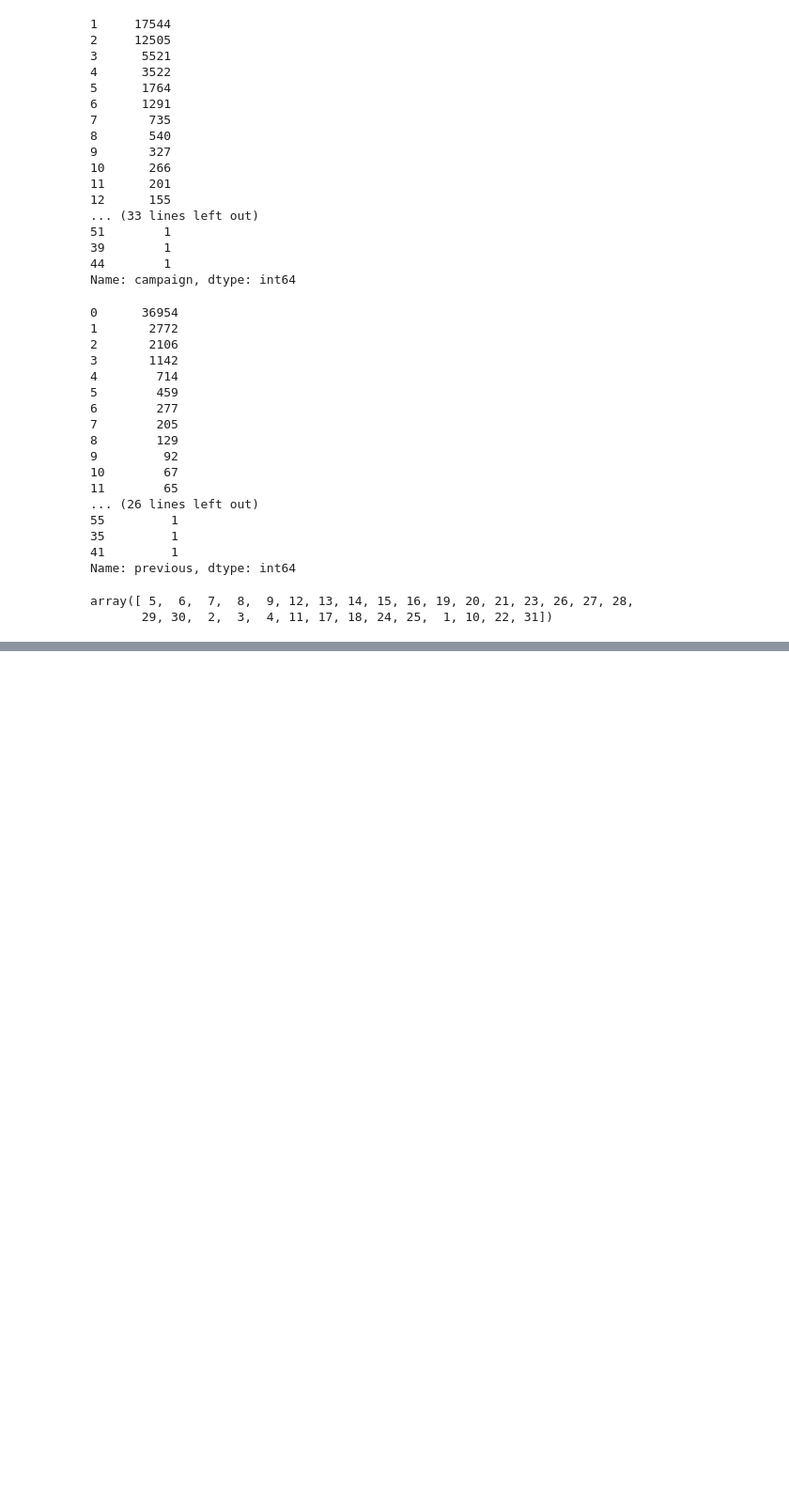
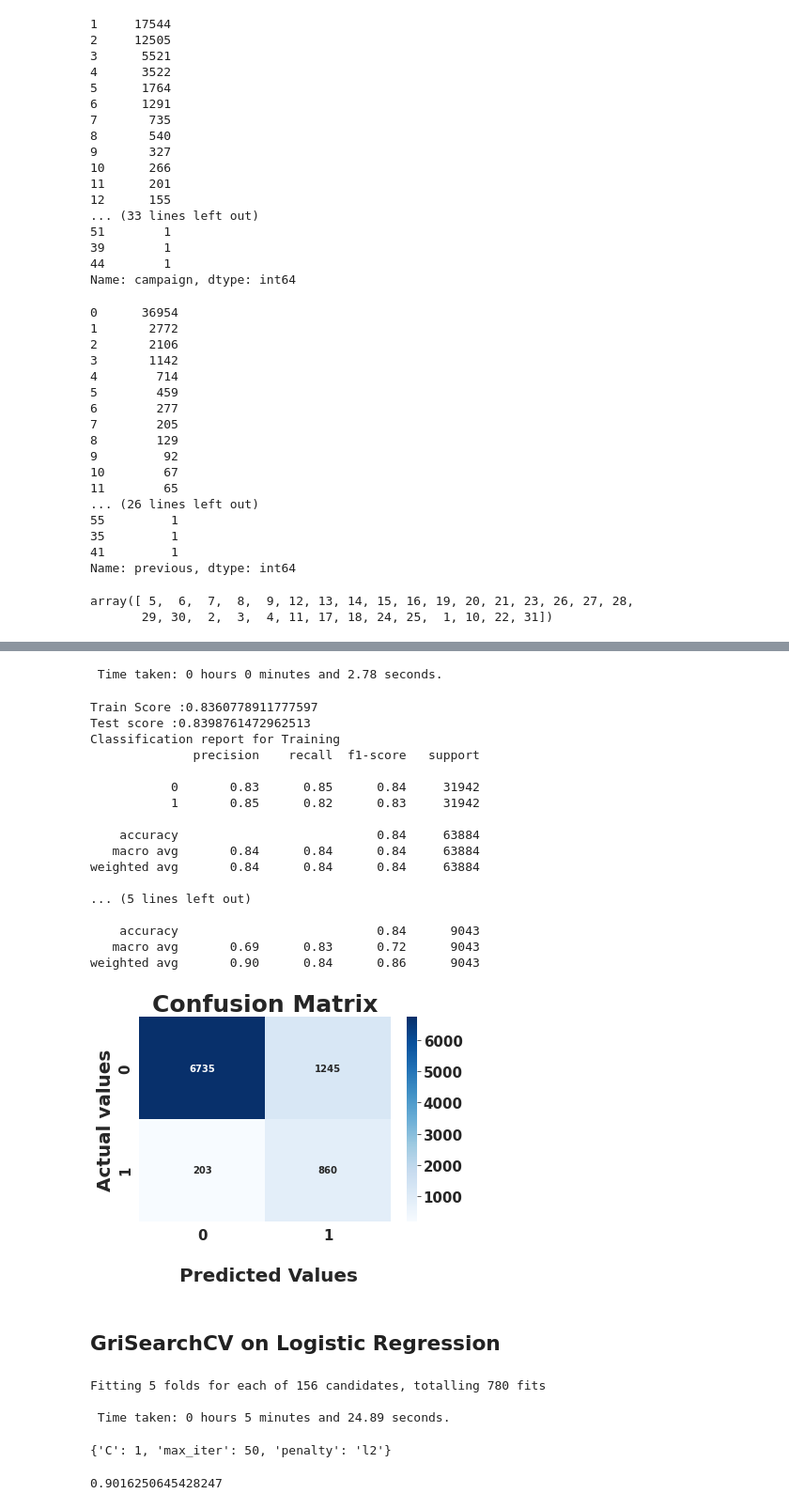
Before and after one commit to Bassu1011/Bank_Marketing_Effectiveness_Prediction_Capstone_Project.ipynb, a Jupyter notebook: Bank_Marketing_Effectiveness_Prediction_Capstone_Project.ipynb, the cells around one changed output, grey strips where cells are left out. Shown at 94% size. Saved outputs shown, nothing was run; the diff lists cells and outputs as text; code cells hidden in the pictures; blank space fills up the shorter version.

```diff
--- a/Bank_Marketing_Effectiveness_Prediction_Capstone_Project.ipynb
+++ b/Bank_Marketing_Effectiveness_Prediction_Capstone_Project.ipynb
@@ -501,0 +704,9 @@ df1.head()
+# %%
+#importing library required fro scaling
+from sklearn.preprocessing import MinMaxScaler
+scaler = MinMaxScaler()
+x_trainr = scaler.fit_transform(x_trainr)
+X_test = scaler.transform(X_test)
+# %%
+#let's train logistics regression model
+LR =LogisticRegression()
@@ -501,0 +729,33 @@ df1.head()
+# %%
+#fitting data and initializing timer to count time
+start_time = timer(None)
+LR.fit(x_trainr,y_trainr)
+timer(start_time)
+# %% [output]
+ Time taken: 0 hours 0 minutes and 2.78 seconds.
+# %%
+#prediction
+y_pred_lr = LR.predict(X_test)
+y_pred_lr_train =LR.predict(x_trainr)
+# %%
+#printing model metrics
+model_metrics(LR,x_trainr,y_trainr,y_test,y_pred_lr,y_pred_lr_train)
+# %% [output]
+Train Score :0.8360778911777597
+Test score :0.8398761472962513
+Classification report for Training
+              precision    recall  f1-score   support
+
+           0       0.83      0.85      0.84     31942
+           1       0.85      0.82      0.83     31942
+
+    accuracy                           0.84     63884
+   macro avg       0.84      0.84      0.84     63884
+weighted avg       0.84      0.84      0.84     63884
+
+... (5 lines left out)
+
+    accuracy                           0.84      9043
+   macro avg       0.69      0.83      0.72      9043
+weighted avg       0.90      0.84      0.86      9043
+[figure, added]
@@ -501,0 +771,18 @@ df1.head()
+# %% [markdown]
+## **GriSearchCV on Logistic Regression**
+# %%
+#hyperparameter tuning on Logistic regression
+LR = LogisticRegression()
+LR_Grid = GridSearchCV(LR,param_grid=parameter,scoring='precision',cv=5,verbose=3,n_jobs=-1)
+start_time = timer(None)
+LR_Grid.fit(x_trainr,y_trainr)
+timer(start_time)
+# %% [output]
+Fitting 5 folds for each of 156 candidates, totalling 780 fits
+
+ Time taken: 0 hours 5 minutes and 24.89 seconds.
+# %%
+# let's check best parameter for model
+LR_Grid.best_params_
+# %% [output]
+{'C': 1, 'max_iter': 50, 'penalty': 'l2'}
@@ -501,0 +794,6 @@ df1.head()
+# %%
+#area under curve
+auc_score=roc_auc_score(y_test,y_pred_proba)
+auc_score
+# %% [output]
+0.9016250645428247
```
Also changed, not shown: parts of 34 cells of this notebook.
